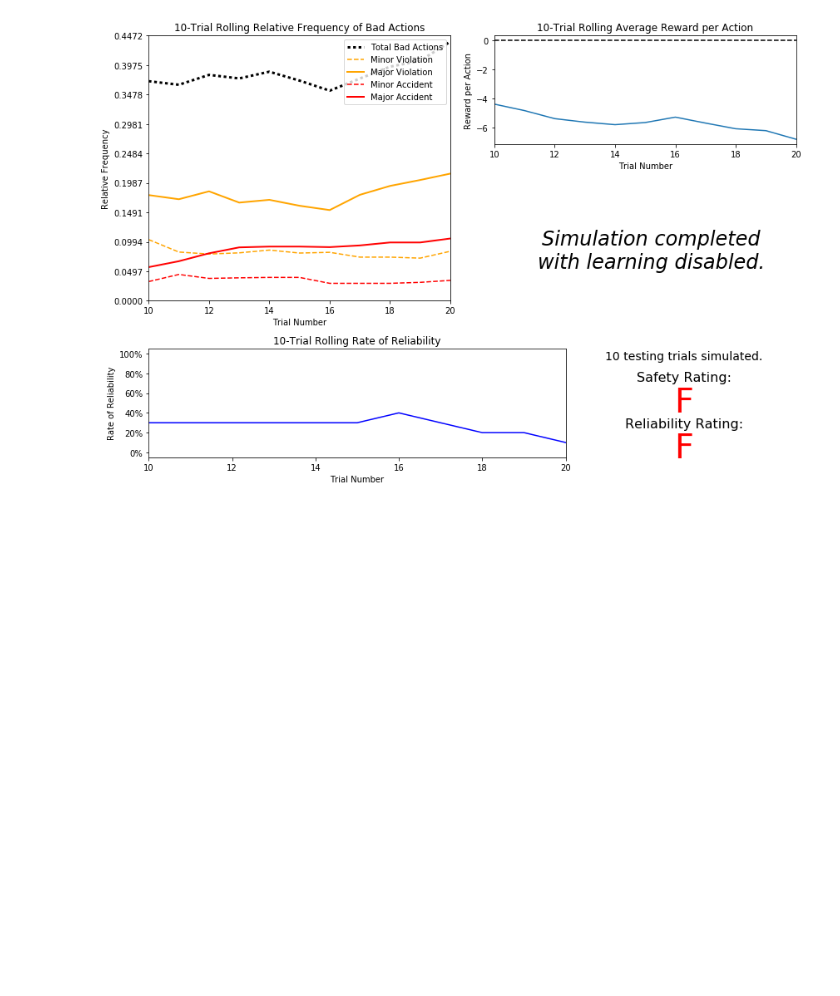
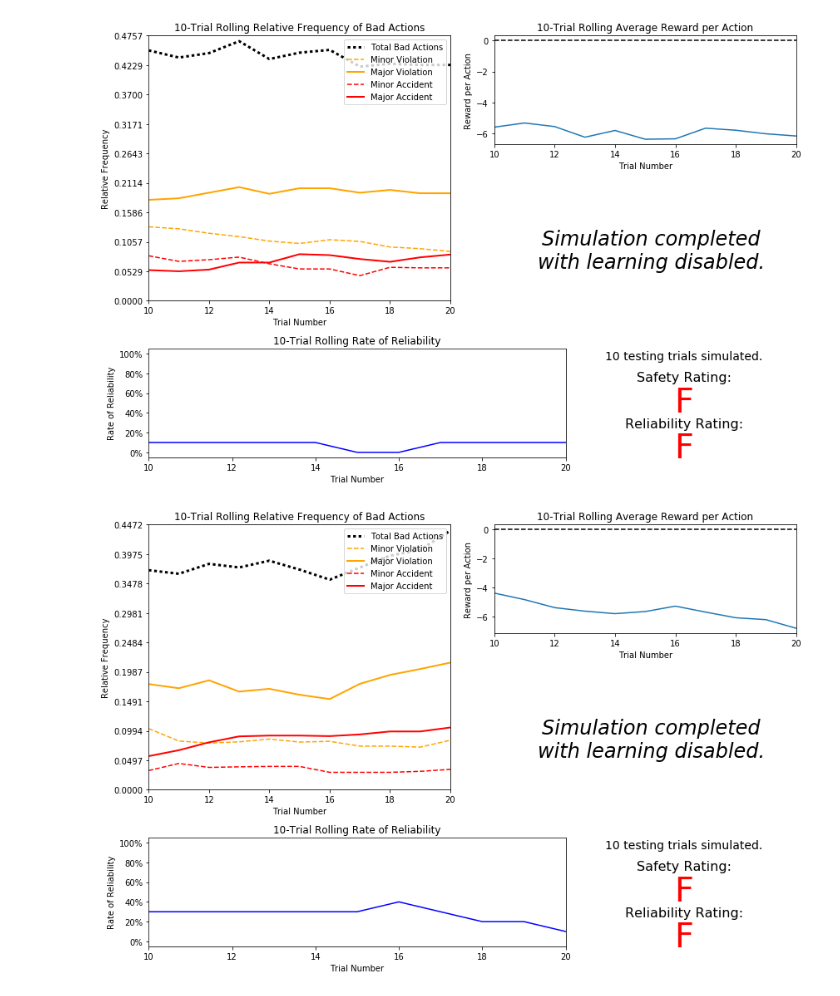
Before and after one commit to yifanxie/Udacity_MLND, a Jupyter notebook: projects/smartcab/Running.ipynb, the cells around one changed output. Drawn from its saved outputs; the diff is of its cells as text; code cells hidden in the pictures; blank space fills up the shorter version.

```diff
--- a/projects/smartcab/Running.ipynb
+++ b/projects/smartcab/Running.ipynb
@@ -9,3 +36,8 @@ import pandas as pd
+# %%
+reload(vs)
+vs.plot_trials('sim_no-learning.csv')
+# %% [output]
+[figure, added]
 # %%
 reload(vs)
 vs.plot_trials('sim_no-learning.csv')
```
Also changed, not shown: parts of 2 cells of this notebook, 7 other files.
